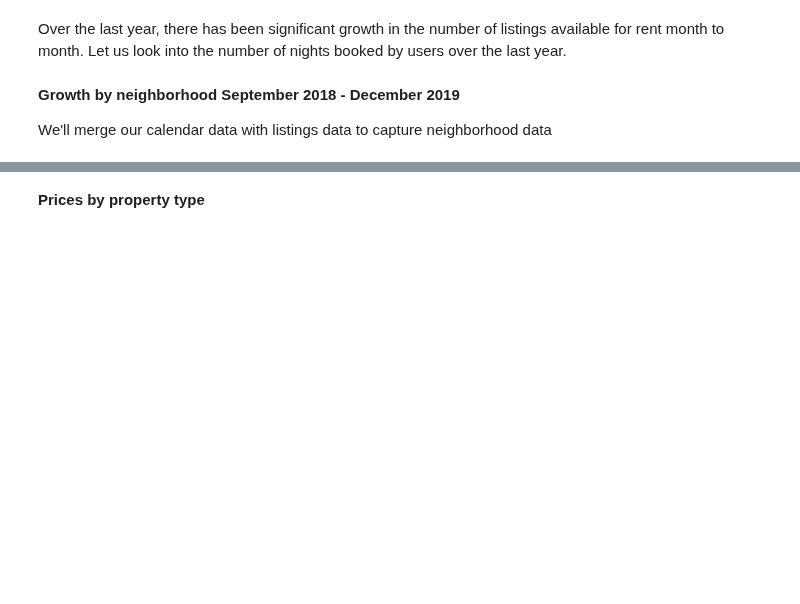
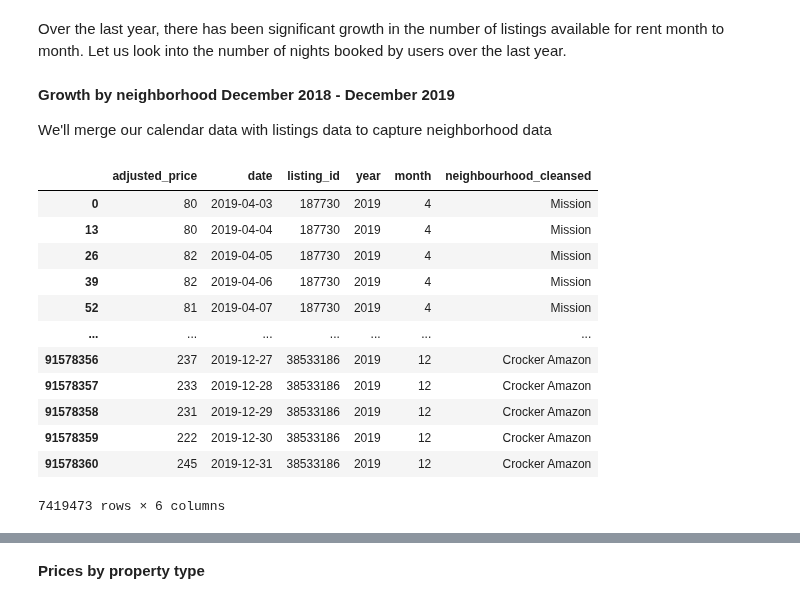
Before and after one commit to KishenSharma6/Airbnb-SF, a Jupyter notebook: Project Codes/03. Exploratory Data Analysis/12_27_2019_EDA.ipynb, the cells around one changed output, grey strips where cells are left out. Drawn from its saved outputs; the diff is of its cells as text; code cells hidden in the pictures; blank space fills up the shorter version.

```diff
--- a/Project Codes/03. Exploratory Data Analysis/12_27_2019_EDA.ipynb
+++ b/Project Codes/03. Exploratory Data Analysis/12_27_2019_EDA.ipynb
@@ -247,6 +165,6 @@ plt.legend(title='Legend', frameon = True, loc='upper left');
 # %% [markdown]
 Over the last year, there has been significant growth in the number of listings available for rent month to month. Let us look into the number of nights booked by users over the last year.
 # %% [markdown]
-**Growth by neighborhood September 2018 - December 2019**
+**Growth by neighborhood December 2018 - December 2019**
 
 We'll merge our calendar data with listings data to capture neighborhood data
@@ -267 +194,17 @@ neighborhood_growth= neighborhood_growth.drop(columns = ['id'])
+# %%
+neighborhood_growth
+# %% [output]
+|  | adjusted_price | date | listing_id | year | month | neighbourhood_cleansed |
+| 0 | 80 | 2019-04-03 | 187730 | 2019 | 4 | Mission |
+| 13 | 80 | 2019-04-04 | 187730 | 2019 | 4 | Mission |
+| 26 | 82 | 2019-04-05 | 187730 | 2019 | 4 | Mission |
+| 39 | 82 | 2019-04-06 | 187730 | 2019 | 4 | Mission |
+| 52 | 81 | 2019-04-07 | 187730 | 2019 | 4 | Mission |
+| ... | ... | ... | ... | ... | ... | ... |
+| 91578356 | 237 | 2019-12-27 | 38533186 | 2019 | 12 | Crocker Amazon |
+| 91578357 | 233 | 2019-12-28 | 38533186 | 2019 | 12 | Crocker Amazon |
+| 91578358 | 231 | 2019-12-29 | 38533186 | 2019 | 12 | Crocker Amazon |
+| 91578359 | 222 | 2019-12-30 | 38533186 | 2019 | 12 | Crocker Amazon |
+| 91578360 | 245 | 2019-12-31 | 38533186 | 2019 | 12 | Crocker Amazon |
+7419473 rows × 6 columns
 # %%
```
Also changed, not shown: parts of 32 cells of this notebook.
